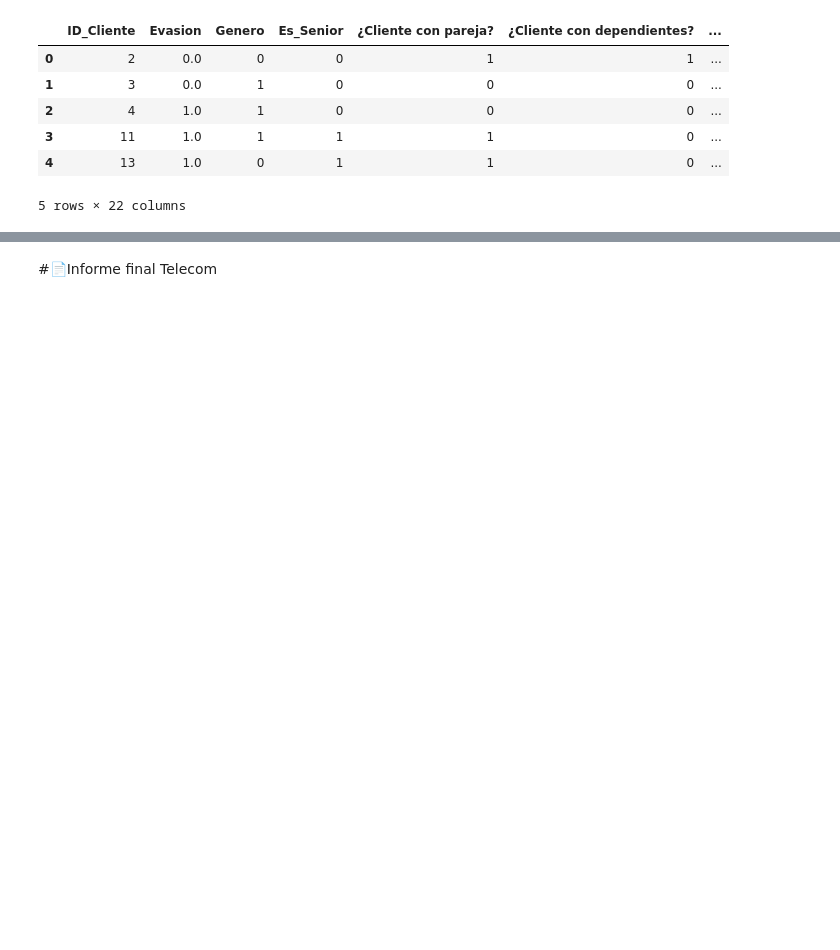
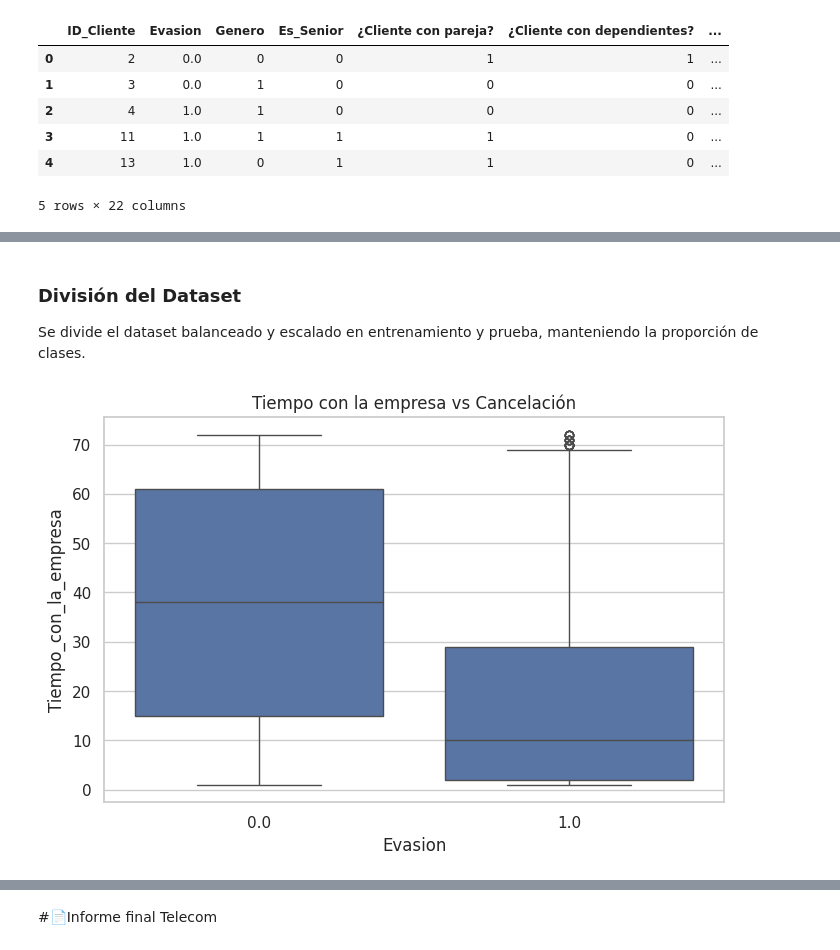
Before and after one commit to Daimond92/TelecomX2-data-science, a Jupyter notebook: Telecom_X.ipynb, the cells around one changed output, grey strips where cells are left out. Cells and saved outputs as stored; diff of their text form; code cells hidden in the pictures; blank space fills up the shorter version.

```diff
--- a/Telecom_X.ipynb
+++ b/Telecom_X.ipynb
@@ -204,0 +120,12 @@ print(f"Redes Neuronales - AUC-ROC: {roc_auc_score(y_test, nn_model.predict_prob
+# %% [markdown]
+### División del Dataset
+
+Se divide el dataset balanceado y escalado en entrenamiento y prueba, manteniendo la proporción de clases.
+# %%
+# Boxplot para Tiempo_con_la_empresa
+plt.figure(figsize=(8,5))
+sns.boxplot(x=df['Evasion'], y=df['Tiempo_con_la_empresa'])
+plt.title('Tiempo con la empresa vs Cancelación')
+plt.show()
+# %% [output]
+[figure, added]
```
Also changed, not shown: parts of 55 cells of this notebook.
